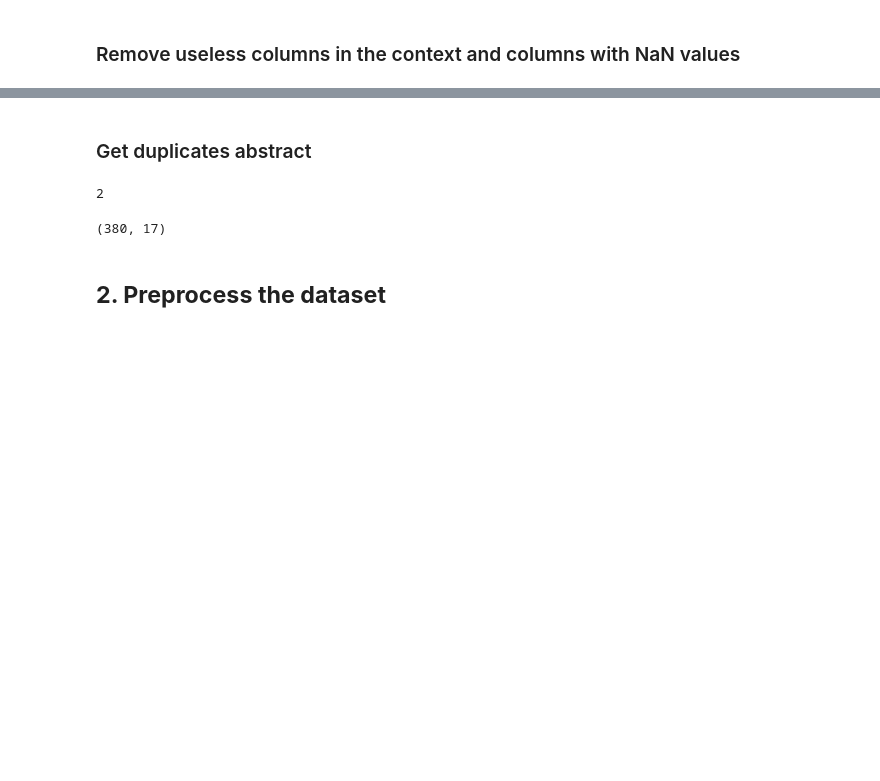
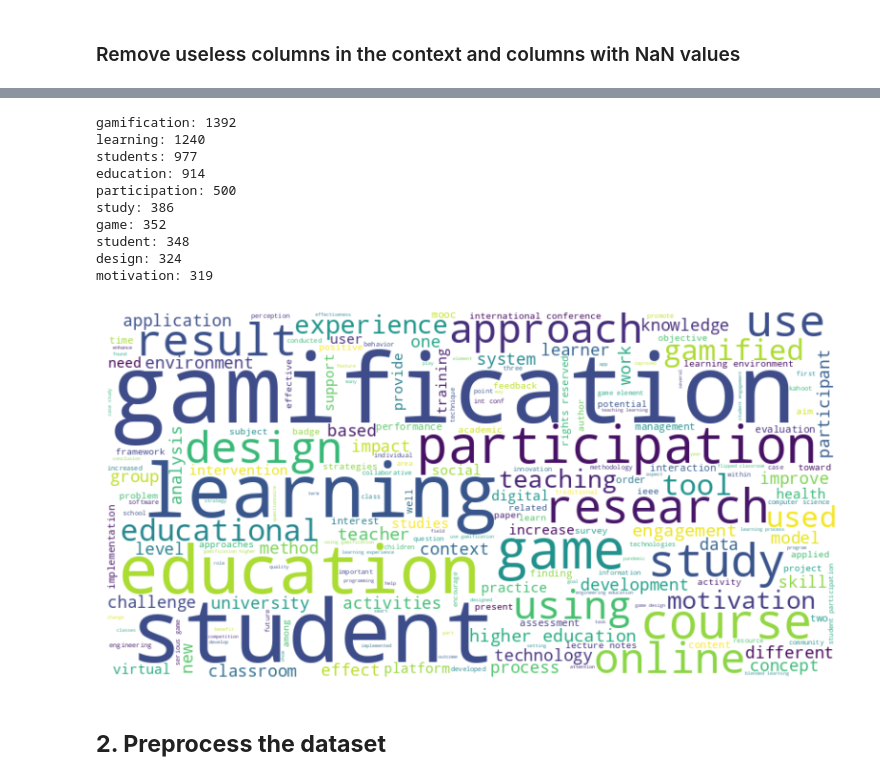
Before and after one commit to daniff15/ICD_Project, a Jupyter notebook: main.ipynb, the cells around one changed output, grey strips where cells are left out. Drawn from its saved outputs; the diff is of its cells as text; code cells hidden in the pictures; blank space fills up the shorter version.

```diff
--- a/main.ipynb
+++ b/main.ipynb
@@ -95,16 +163,51 @@ droped_data
-# %% [markdown]
-### Get duplicates abstract
-# %%
-duplicate = droped_data['Abstract'].duplicated().sum()
-duplicate
-# %% [output]
-2
-# %%
-# Remove duplicate rows
-df = droped_data.drop_duplicates(df)
-df.shape
-# %% [output]
-(380, 17)
+# %%
+import pandas as pd
+from nltk.tokenize import word_tokenize
+from nltk.corpus import stopwords
+from collections import Counter
+import string
+
+# Combine all text columns into a single series
+text_series = droped_data.apply(lambda row: ' '.join(row.dropna().astype(str)), axis=1)
+
+# Tokenize the text
+all_text = ' '.join(text_series)
+tokens = word_tokenize(all_text)
+
+# Remove stopwords and punctuation
+stop_words = set(stopwords.words('english'))
+custom_words = set(['pp', 'de'])
+stop_words.update(custom_words)
+tokens = [word.lower() for word in tokens if word.isalpha() and word.lower() not in stop_words and word not in string.punctuation]
+
+# Count word occurrences
+word_counts = Counter(tokens)
+
+# Display the most common words
+most_common_words = word_counts.most_common(10)  # Change 10 to the desired number of most common words
+for word, count in most_common_words:
+    print(f"{word}: {count}")
+
+# Create a word cloud
+wordcloud = WordCloud(width=800, height=400, background_color='white').generate(' '.join(tokens))
+
+# Display the word cloud using matplotlib
+plt.figure(figsize=(10, 5))
+plt.imshow(wordcloud, interpolation='bilinear')
+plt.axis('off')
+plt.show()
+# %% [output]
+gamification: 1392
+learning: 1240
+students: 977
+education: 914
+participation: 500
+study: 386
+game: 352
+student: 348
+design: 324
+motivation: 319
+[figure, added]
 # %% [markdown]
 ## **2. Preprocess the dataset**
 # %% [markdown]
```
Also changed, not shown: parts of 27 cells of this notebook.
